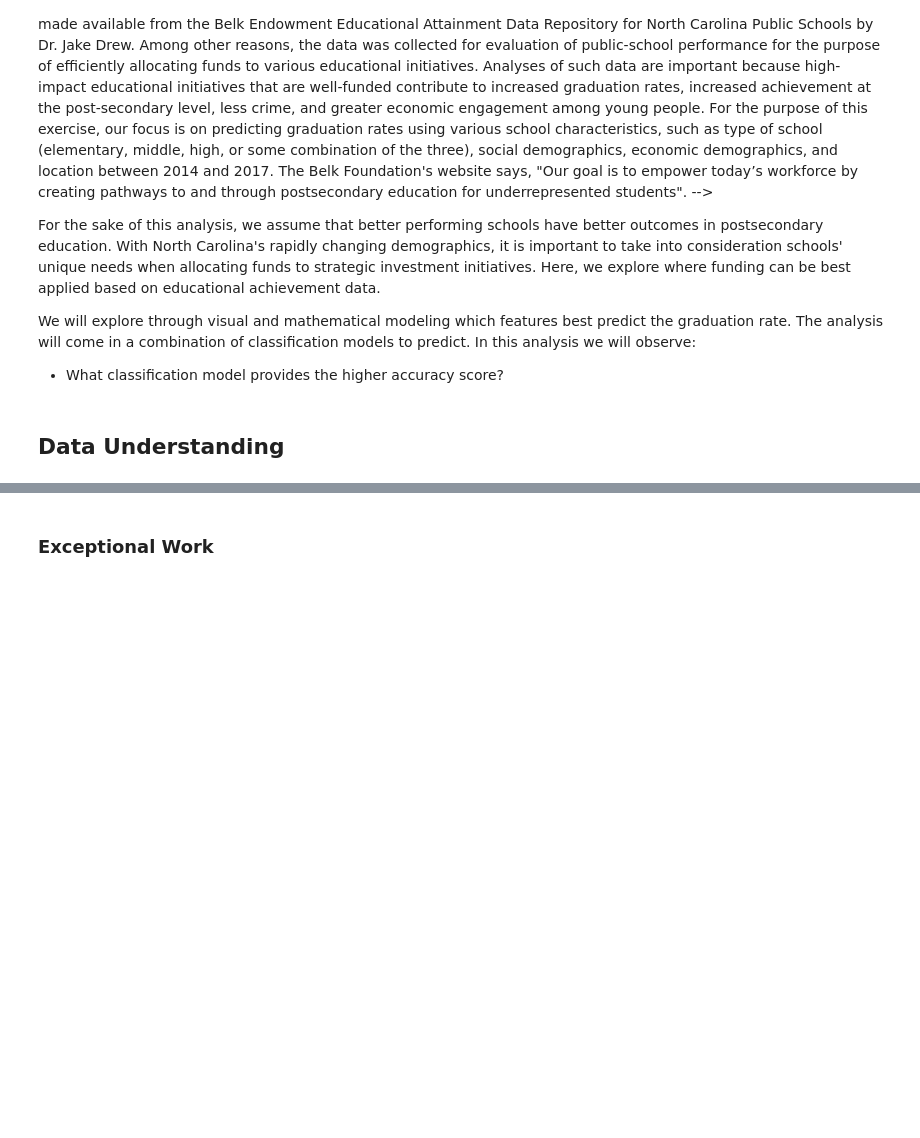
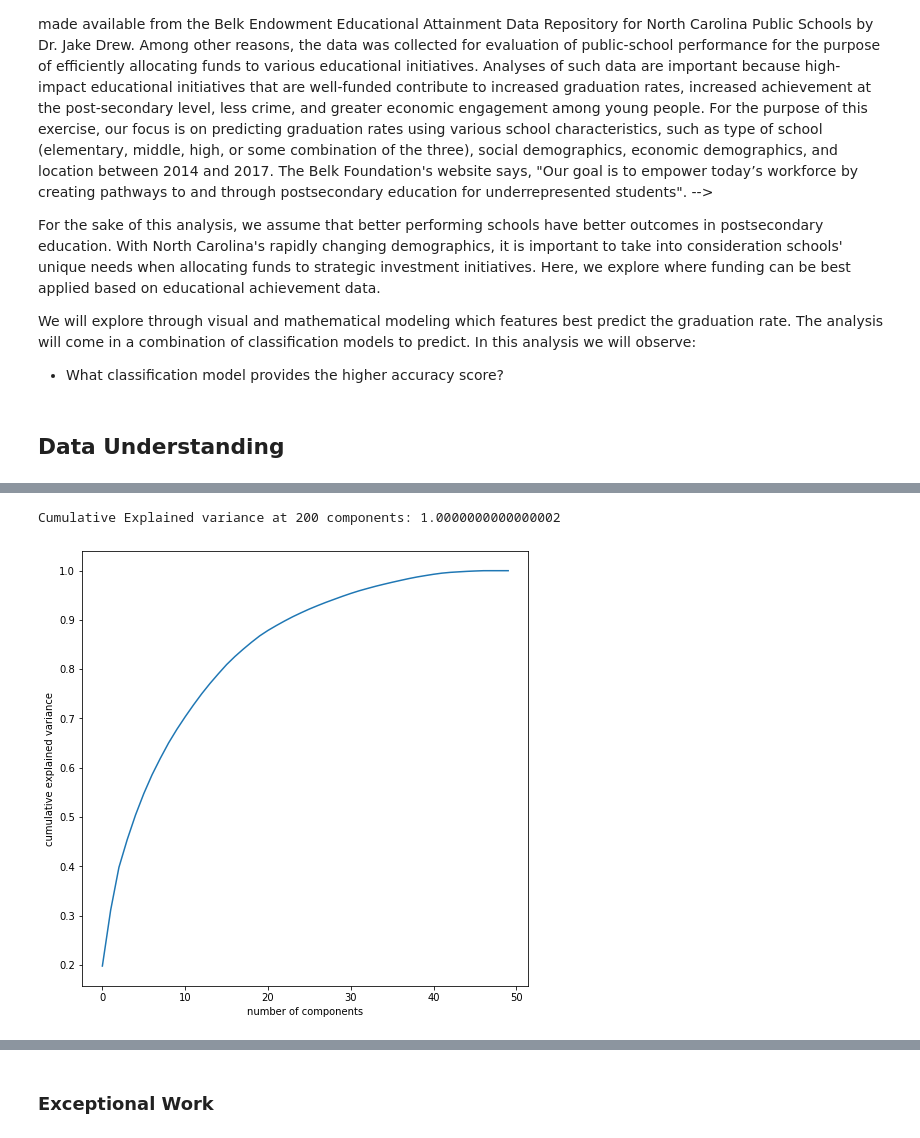
Before and after one commit to fredpoon/ds_7331_jyrf_eda, a Jupyter notebook: grp4_lab2_jyrf.ipynb, the cells around one changed output, grey strips where cells are left out. Cells and saved outputs as stored; diff of their text form; code cells hidden in the pictures; blank space fills up the shorter version.

```diff
--- a/grp4_lab2_jyrf.ipynb
+++ b/grp4_lab2_jyrf.ipynb
@@ -21,0 +307,20 @@ We will explore through visual and mathematical modeling which features best pre
+# %%
+from imblearn.under_sampling import RandomUnderSampler
+
+# Undersample the dataset using the RandomUnderSampler
+# Set all class sizes equal to the smallest class.
+us = RandomUnderSampler()
+X_us, y_us = us.fit_sample(schoolData_pick_new, pd.DataFrame(schoolData_SPG_new))
+
+# Undersample the dataset using the RandomUnderSampler
+# Undersample the majority class only
+us = RandomUnderSampler(sampling_strategy='majority')
+X_us_maj, y_us_maj = us.fit_sample(schoolData_pick_new, pd.DataFrame(schoolData_SPG_new))
+
+from imblearn.over_sampling import SMOTE
+
+# Oversample using SMOTE
+# Make all classes the same size as the majority class.
+# WARNING - This can exponentially increase the size of the input dataset.
+sm = SMOTE(sampling_strategy='not majority')
+X_sm, y_sm = sm.fit_sample(schoolData_pick_new, pd.DataFrame(schoolData_SPG_new))
@@ -21,0 +405,23 @@ We will explore through visual and mathematical modeling which features best pre
+# %%
+from sklearn.preprocessing import StandardScaler
+# Scale the data
+ss = StandardScaler()
+X_sm_scal = ss.fit_transform(X_sm)
+# %%
+def plot_pca(X):
+    # Perform PCA on the data to reduce the number of initial features
+    # and to remove correlations that are common between pixel features
+    pca = PCA(n_components=X.shape[1])
+    pca.fit(X)
+
+    # Inspect the explained variances to determine how many components to use
+    plt.subplots(figsize=(8, 8))
+    plt.plot(np.cumsum(pca.explained_variance_ratio_))
+    plt.xlabel('number of components')
+    plt.ylabel('cumulative explained variance');
+    print('Cumulative Explained variance at 200 components:',sum(pca.explained_variance_ratio_[0:199]) )
+
+plot_pca(X_sm_scal)
+# %% [output]
+Cumulative Explained variance at 200 components: 1.0000000000000002
+[figure, added]
```
Also changed, not shown: parts of 51 cells of this notebook.
